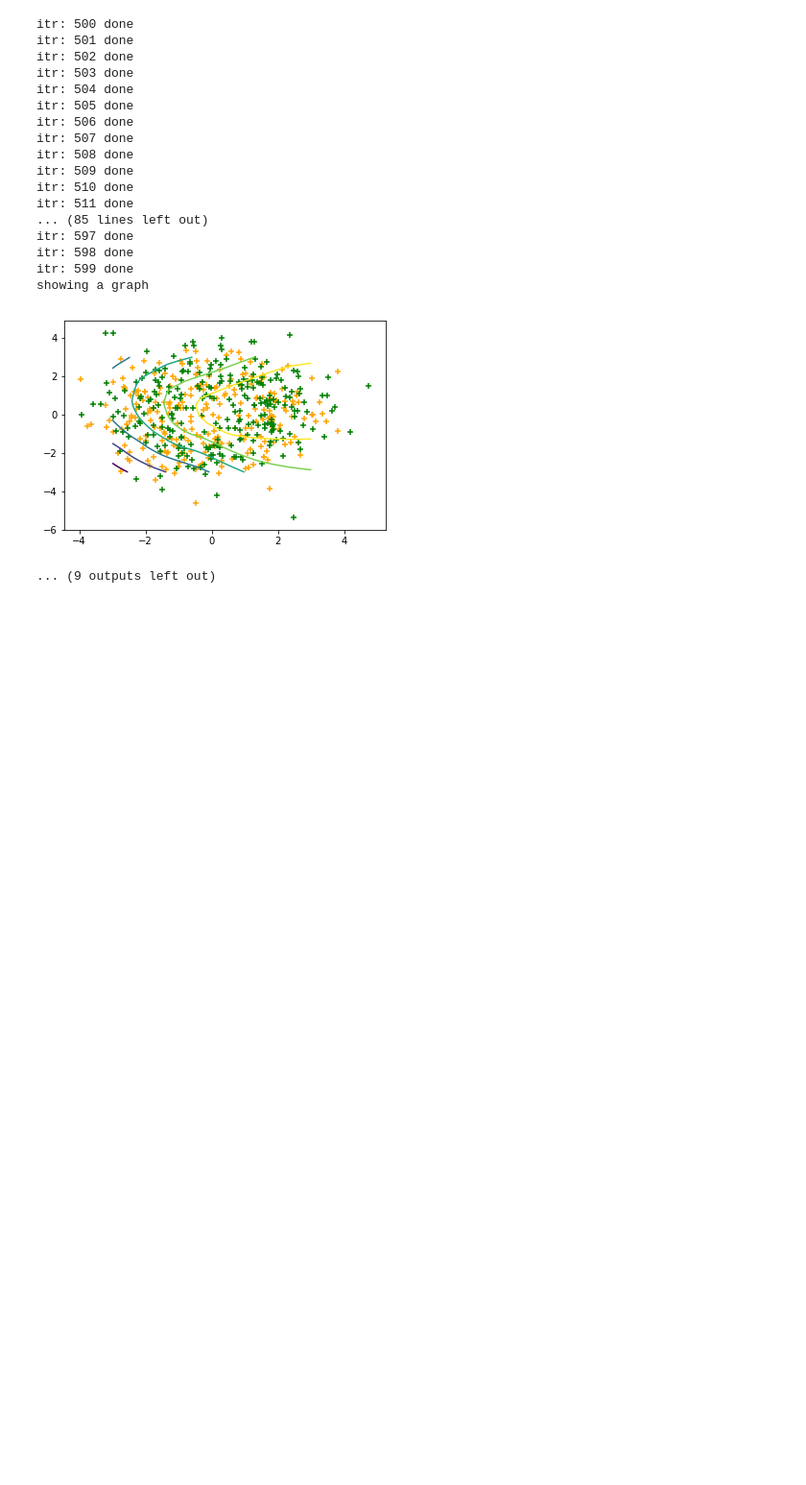
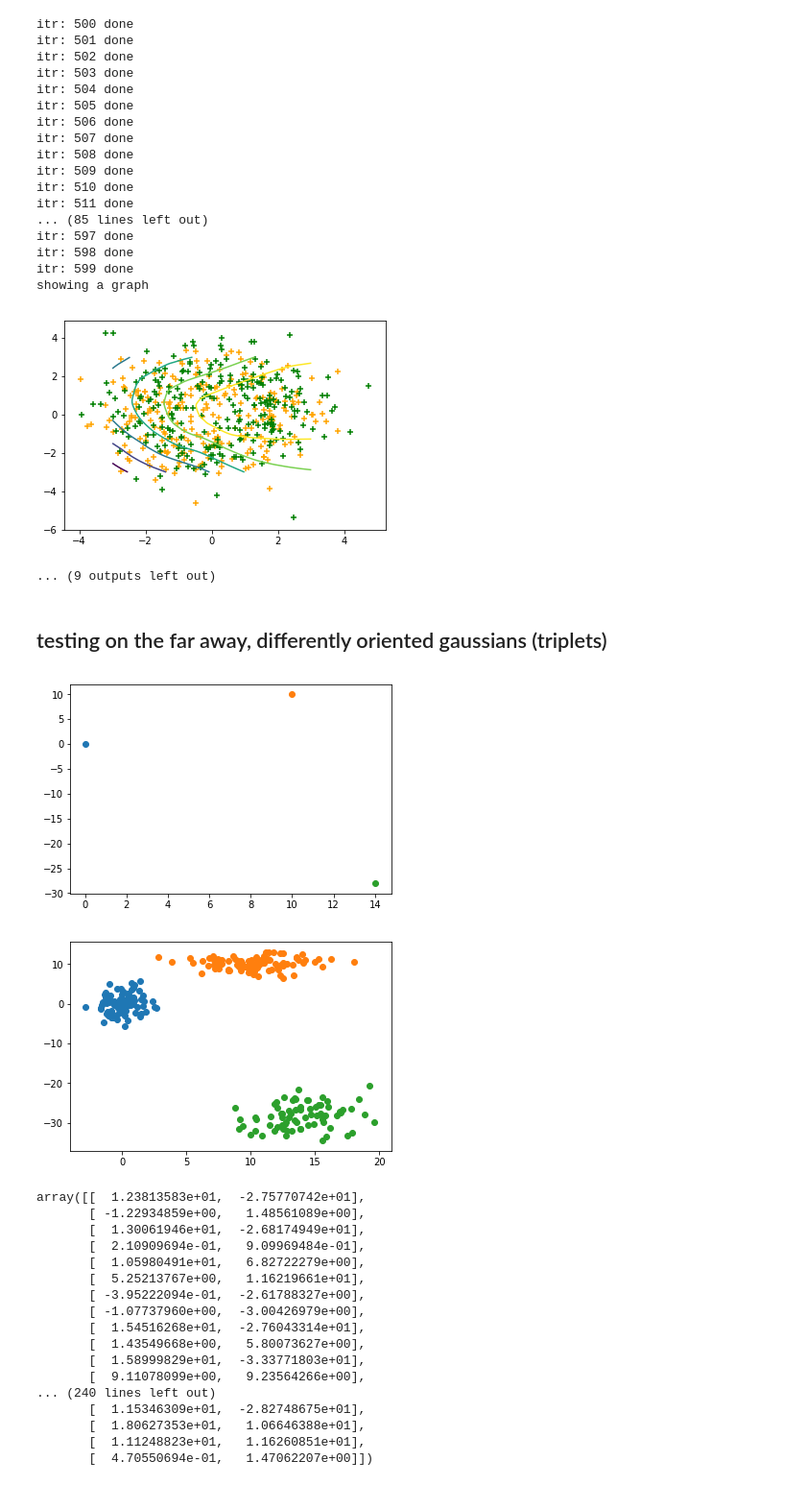
Before and after one commit to udion/gmmGAN, a Jupyter notebook: testbed.ipynb, the cells around one changed output. Shown at 96% size. Saved outputs shown, nothing was run; the diff lists cells and outputs as text; code cells hidden in the pictures; blank space fills up the shorter version.

```diff
--- a/testbed.ipynb
+++ b/testbed.ipynb
@@ -434,3 +421,43 @@ itr: 599 done
 showing a graph
 [figure]
 ... (9 outputs left out)
+# %% [markdown]
+## testing on the far away, differently oriented gaussians (triplets)
+# %%
+def triplegauss_gen():
+    c1 = np.array([0,0])*2
+    c2 = np.array([5,5])*2
+    c3 = np.array([7,-14])*2
+    s1 = np.array([[1,0],[0,6]])
+    s2 = np.array([[6,0],[0,2]])
+    s3 = np.array([[2,10],[7,6]])
+    g = GMMsampler(batchSz, n_components=3, weights=[1, 1, 1],
+                  mu=[c1,c2,c3], sig=[s1,s2,s3])
+    while(True):
+        g.gen_sample()
+#         g.plot_centers()
+#         g.plot_data()
+        yield g.data
+dtriple = triplegauss_gen()
+# %%
+next(dtriple)
+# %% [output]
+[figure, added]
+[figure, added]
+array([[  1.23813583e+01,  -2.75770742e+01],
+       [ -1.22934859e+00,   1.48561089e+00],
+       [  1.30061946e+01,  -2.68174949e+01],
+       [  2.10909694e-01,   9.09969484e-01],
+       [  1.05980491e+01,   6.82722279e+00],
+       [  5.25213767e+00,   1.16219661e+01],
+       [ -3.95222094e-01,  -2.61788327e+00],
+       [ -1.07737960e+00,  -3.00426979e+00],
+       [  1.54516268e+01,  -2.76043314e+01],
+       [  1.43549668e+00,   5.80073627e+00],
+       [  1.58999829e+01,  -3.33771803e+01],
+       [  9.11078099e+00,   9.23564266e+00],
+... (240 lines left out)
+       [  1.15346309e+01,  -2.82748675e+01],
+       [  1.80627353e+01,   1.06646388e+01],
+       [  1.11248823e+01,   1.16260851e+01],
+       [  4.70550694e-01,   1.47062207e+00]])
```
Also changed, not shown: parts of 3 cells of this notebook, 1 other file.
